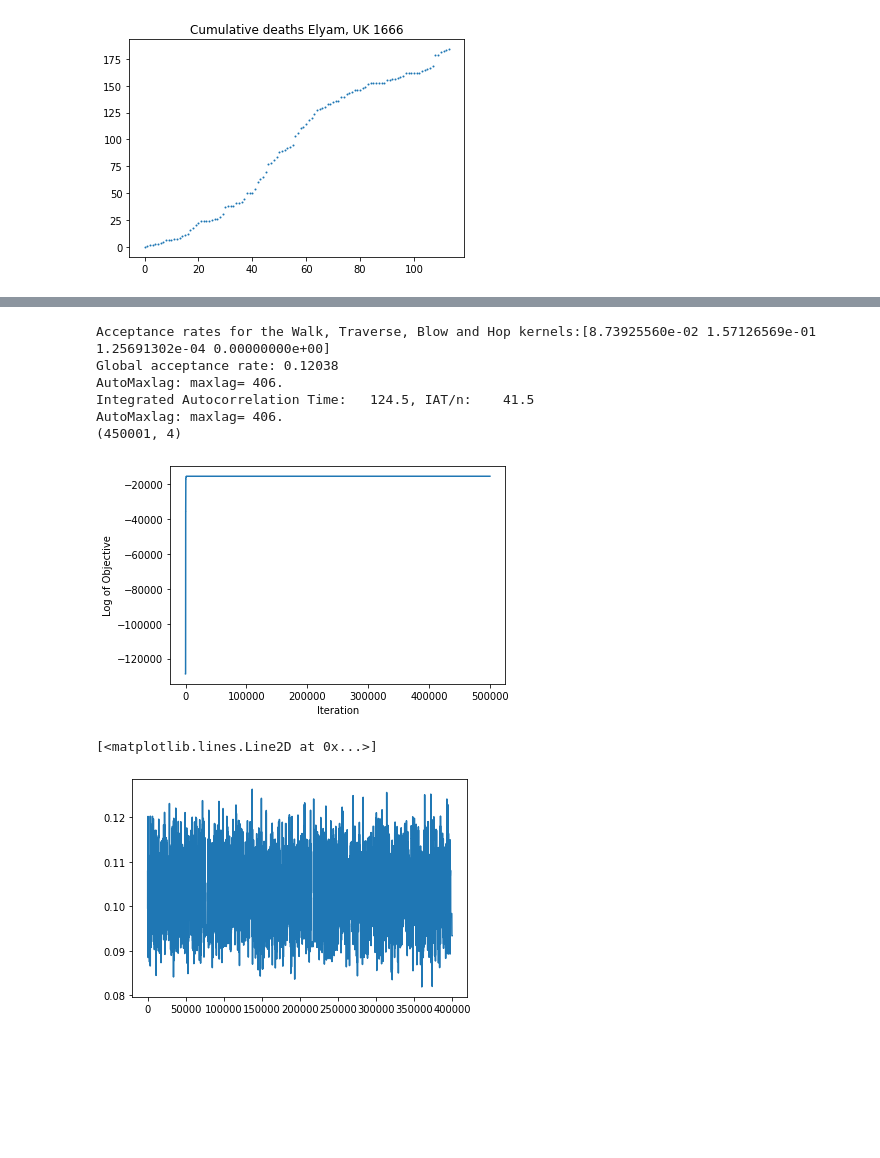
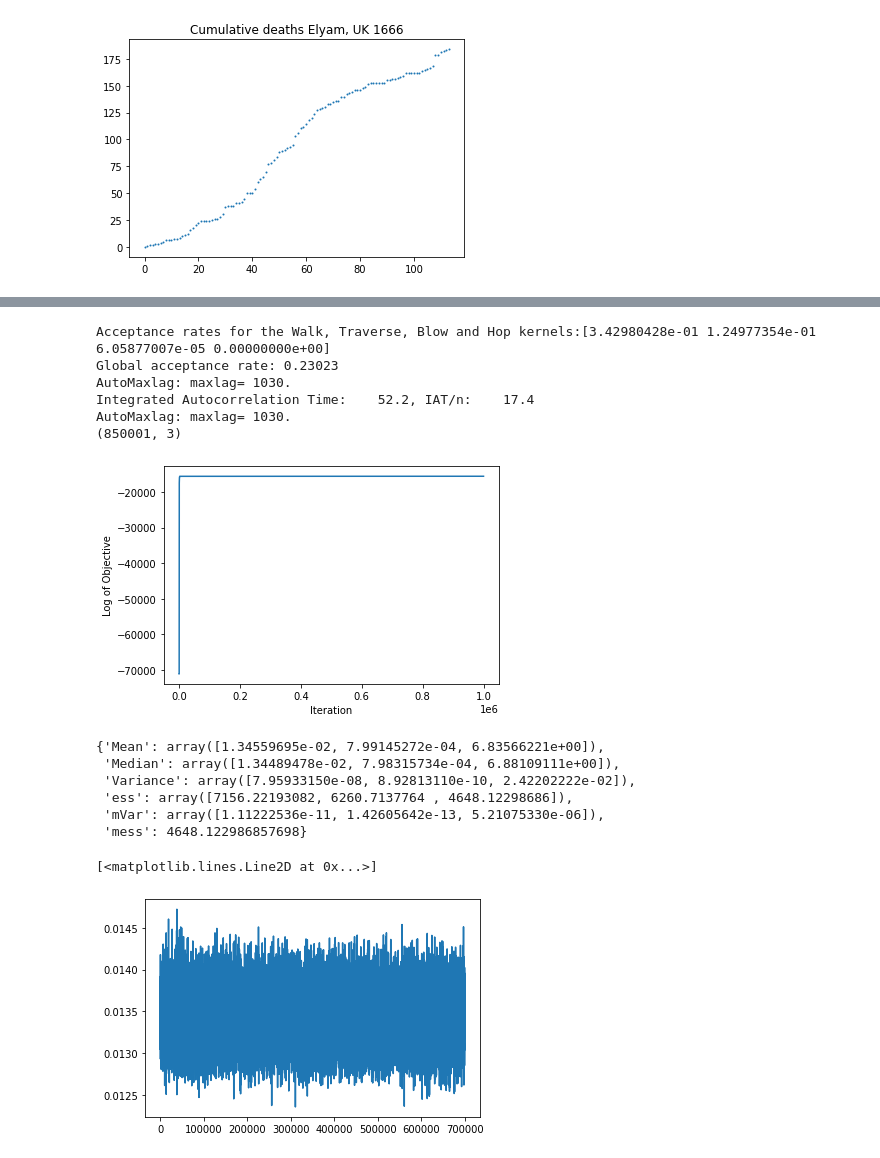
Before and after one commit to jear2412/BUQ-ODEsMCMC, a Jupyter notebook: BlackPlague-SIR.ipynb, the cells around one changed output, grey strips where cells are left out. Drawn from its saved outputs; the diff is of its cells as text; code cells hidden in the pictures; blank space fills up the shorter version.

```diff
--- a/BlackPlague-SIR.ipynb
+++ b/BlackPlague-SIR.ipynb
@@ -47,7 +60,7 @@ import time
 
     '''
 
-N=261
+N=261 #Total population
 
 def SIR( X, t,  alpha, beta, I0  ):
     dSdt= -beta* X[0] * X[1]
@@ -56,7 +69,7 @@ def SIR( X, t,  alpha, beta, I0  ):
     return np.array( [   dSdt, dIdt, dRdt   ]   )
 
 
-data = pd.read_csv("/content/drive/My Drive/Colab Notebooks/Eyam_time_SIR.csv")
+data = pd.read_csv("Eyam_time_SIR.csv")
 data.index
 y=np.append(0, pd.Series.to_numpy(data.iloc[:, 3])) #cumulative deaths
 x=pd.Series.to_numpy(data.iloc[ 111:114 , 2 ])
@@ -164,10 +198,10 @@ pContour( xx, yy, Z , c=100)
 # %%
-
+#----------------------- t-walk
 
 def p0(): #prior function for the t walk
-    a=scipy.stats.uniform.rvs(0, 1 , 1)
-    b= scipy.stats.uniform.rvs(0, 1 , 1)
-    c=scipy.stats.uniform.rvs(1,9, 1)
+    a=scipy.stats.uniform.rvs(0, 0.0008 , 1)
+    b= scipy.stats.uniform.rvs(0, 0.0008 , 1)
+    c=scipy.stats.uniform.rvs(1,7, 1)
 
     return np.array([a[0],b[0],c[0]])
 
@@ -176,13 +210,13 @@ def supp(Theta):
     alpha=Theta[0]
     beta=Theta[1]
     I0=Theta[2]
-    if( alpha>0 and beta>0 and I0>=1 and I0<=15 and alpha<1 and beta<1  ):
+    if( alpha>0 and beta>0 and I0>=1 and I0<=7 and alpha<1 and beta<1  ):
          return True
     else:
         return False
 # %%
 
-T=500000 #number of iterations
+T=1000000 #number of iterations
 #x0= np.array([1.11528561e-01, 7.42622491e-04, 5.00000000e+00])
 #xp0=np.array([1.03351566e-01, 6.55532405e-04, 4.29146012e+00])
 x0=p0()
@@ -201,23 +236,32 @@ pytwalk: finished, Thu, 04 Jun 2020, 04:52:47.
 # %%
 
 tchain.Ana()
 tchain.IAT()
-bi=int(0.10*T)
-toutput=tchain.Output[bi:, : ]
+bi=int(0.15*T)
+toutput=tchain.Output[bi:, 0:3 ]
 print(toutput.shape)
 # %% [output]
-Acceptance rates for the Walk, Traverse, Blow and Hop kernels:[8.73925560e-02 1.57126569e-01 1.25691302e-04 0.00000000e+00]
-Global acceptance rate: 0.12038
-AutoMaxlag: maxlag= 406.
-Integrated Autocorrelation Time:   124.5, IAT/n:    41.5
-AutoMaxlag: maxlag= 406.
-(450001, 4)
+Acceptance rates for the Walk, Traverse, Blow and Hop kernels:[3.42980428e-01 1.24977354e-01 6.05877007e-05 0.00000000e+00]
+Global acceptance rate: 0.23023
+AutoMaxlag: maxlag= 1030.
+Integrated Autocorrelation Time:    52.2, IAT/n:    17.4
+AutoMaxlag: maxlag= 1030.
+(850001, 3)
-[figure, old version]
+[figure, new version]
+# %%
+Analysis(toutput)
+# %% [output]
+{'Mean': array([1.34559695e-02, 7.99145272e-04, 6.83566221e+00]),
+ 'Median': array([1.34489478e-02, 7.98315734e-04, 6.88109111e+00]),
+ 'Variance': array([7.95933150e-08, 8.92813110e-10, 2.42202222e-02]),
+ 'ess': array([7156.22193082, 6260.7137764 , 4648.12298686]),
+ 'mVar': array([1.11222536e-11, 1.42605642e-13, 5.21075330e-06]),
+ 'mess': 4648.122986857698}
 # %%
 plt.plot( toutput[ bi :,0])
 # %% [output]
 [<matplotlib.lines.Line2D at 0x...>]
-[figure, old version]
+[figure, new version]
 # %%
 plt.plot( toutput[ bi :,1])
 # %% [output]
```
Also changed, not shown: parts of 36 cells of this notebook.
